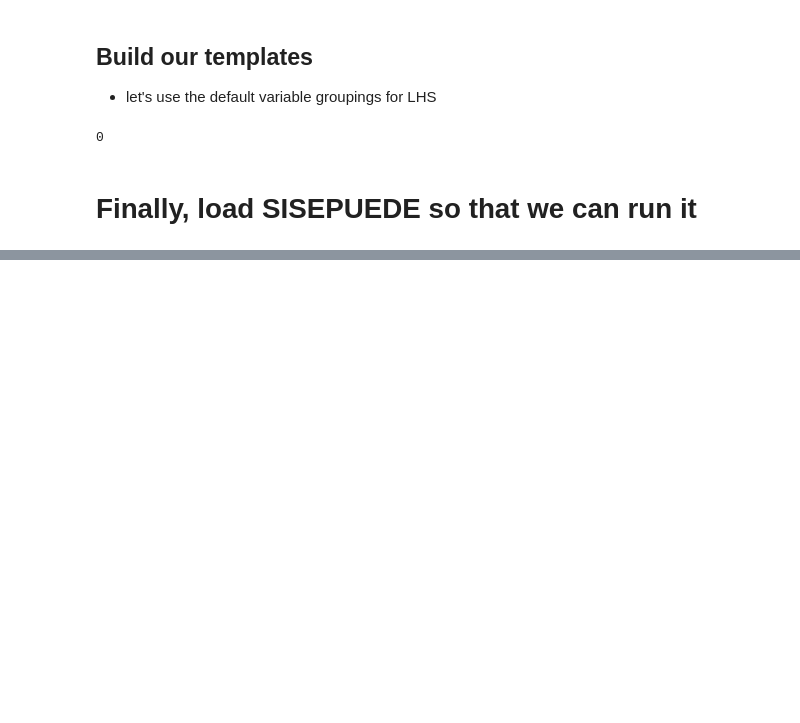
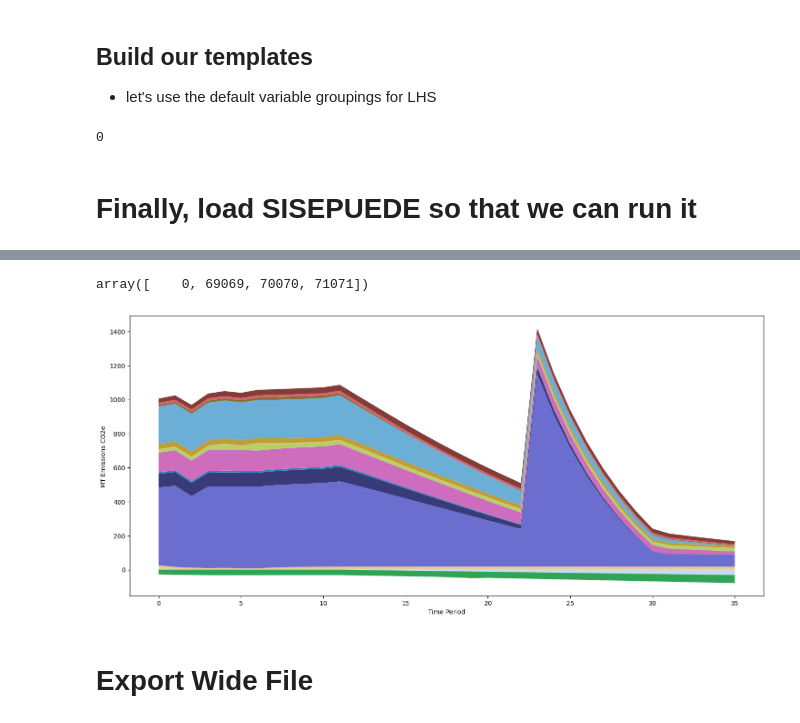
Before and after one commit to jcsyme/sisepuede_region_nbs, a Jupyter notebook: iran/iran_manager_wb.ipynb, the cells around one changed output, grey strips where cells are left out. Drawn from its saved outputs; the diff is of its cells as text; code cells hidden in the pictures; blank space fills up the shorter version.

```diff
--- a/iran/iran_manager_wb.ipynb
+++ b/iran/iran_manager_wb.ipynb
@@ -159,4 +160,12 @@ dict_iea_to_ssp = dict(
     for k, v in dict_iea_to_ssp.items()
 )
 
-dict_iea_to_ssp = dict((k, f"pp_{v}") for k, v in dict_iea_to_ssp.items())
+# drop biogas for now:
+# - it's very small,
+# - we need to know what biofuels are important
+# - it creates a conflict with the other sectors
+dict_iea_to_ssp = dict(
+    (k, f"pp_{v}") for k, v in dict_iea_to_ssp.items()
+    if v not in ["biogas"]
+)
+dict_iea_to_ssp
@@ -258,6 +278,7 @@ import sisepuede as si
 
 ssp = si.SISEPUEDE(
     "calibrated",
+    db_type = "csv",
     initialize_as_dummy = False, # no connection to Julia is initialized if set to True
     regions = ["iran"],
     strategies = strategies,
@@ -283,0 +432,34 @@ ssp = si.SISEPUEDE(
+# %%
+df_output = ssp.read_output(None)
+# %%
+df_output[ssp.key_primary].unique()
+# %% [output]
+array([    0, 69069, 70070, 71071])
+# %%
+
+fig, ax = plt.subplots(figsize = (18, 8))
+ax.set_xlabel("Time Period")
+ax.set_ylabel("MT Emissions CO2e ")
+
+df_plot = df_output[
+    df_output[ssp.key_primary].isin([71071])
+]
+
+
+fields = matt.get_all_subsector_emission_total_fields()#[x for x in df_out.columns if (x.startswith("emission_co2e_subsector_total"))]
+dict_format = dict(
+    (k, {"color": v}) for (k, v) in
+    matt.get_subsector_color_map().items()
+)
+
+fig, ax = spu.plot_stack(
+    df_plot,
+    fields,
+    dict_formatting = dict_format,
+    field_x = "time_period",
+    figtuple = (fig, ax),
+)
+# %% [output]
+[figure, added]
+# %% [markdown]
+# Export Wide File
```
Also changed, not shown: parts of 8 cells of this notebook, 6 other files.
